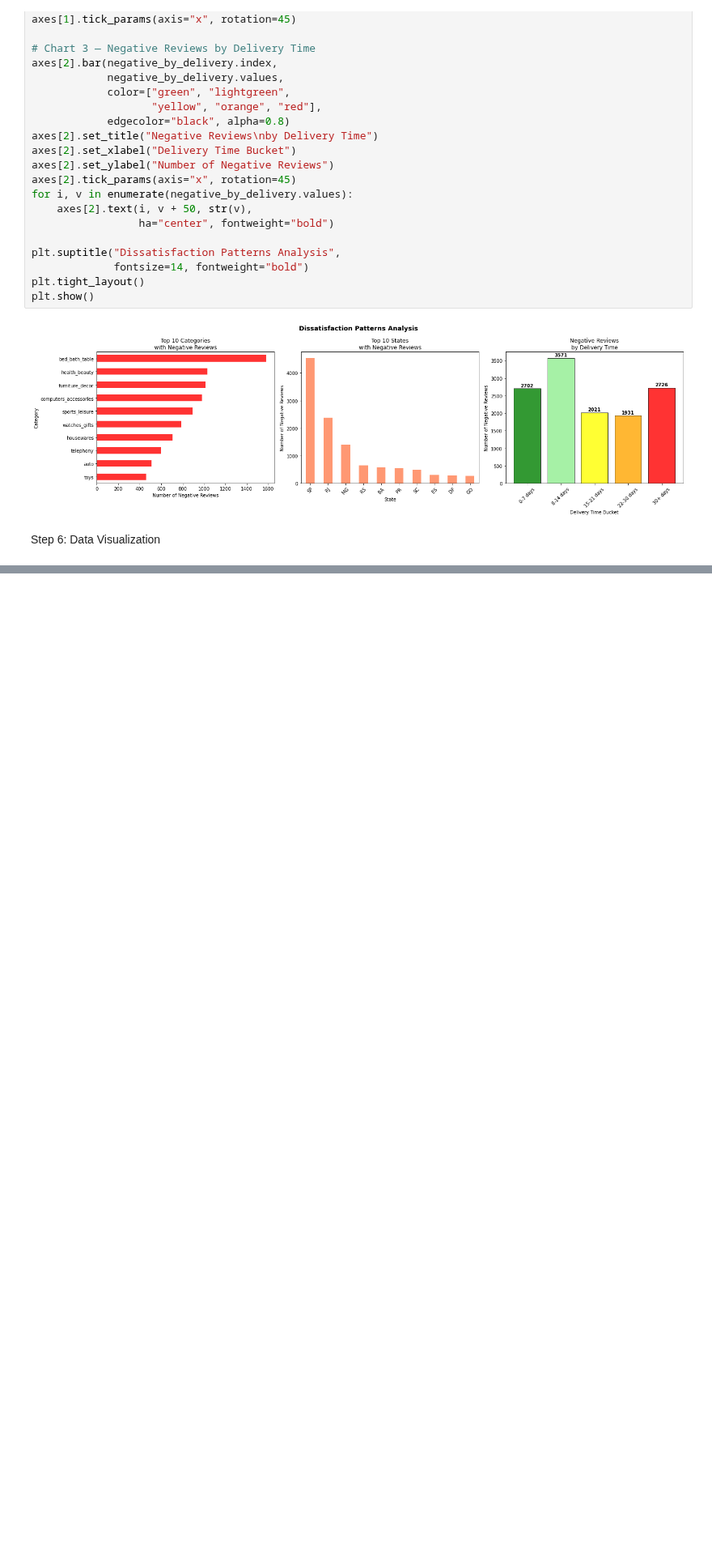
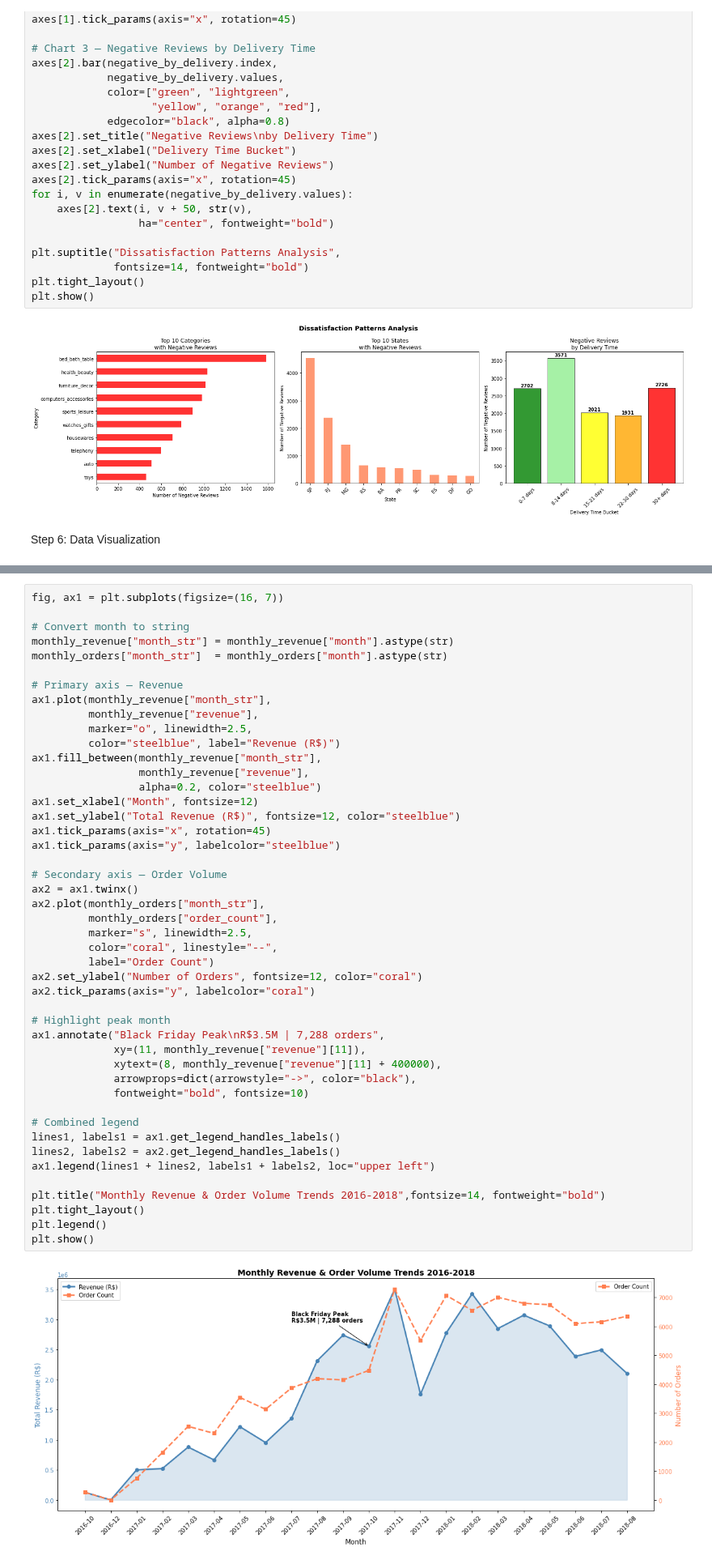
Before and after one commit to BangariSoni/LogicMojo-AI-ML-March26-SOBANGA, a Jupyter notebook: SoniBangari_Ecommerce_Intelligence_Project/project_implementation/project_implementation.ipynb, the cells around one changed output, grey strips where cells are left out. Shown at 81% size. Saved outputs shown, nothing was run; the diff lists cells and outputs as text; blank space fills up the shorter version.

```diff
--- a/python_project_aiml_logicmojo/python_project_aiml_logicmojo_dataset/project_implementation.ipynb
+++ b/SoniBangari_Ecommerce_Intelligence_Project/project_implementation/project_implementation.ipynb
@@ -2104,0 +2107,48 @@ Step 6: Data Visualization
+# %%
+fig, ax1 = plt.subplots(figsize=(16, 7))
+
+# Convert month to string
+monthly_revenue["month_str"] = monthly_revenue["month"].astype(str)
+monthly_orders["month_str"]  = monthly_orders["month"].astype(str)
+
+# Primary axis — Revenue
+ax1.plot(monthly_revenue["month_str"],
+         monthly_revenue["revenue"],
+         marker="o", linewidth=2.5,
+         color="steelblue", label="Revenue (R$)")
+ax1.fill_between(monthly_revenue["month_str"],
+                 monthly_revenue["revenue"],
+                 alpha=0.2, color="steelblue")
+ax1.set_xlabel("Month", fontsize=12)
+ax1.set_ylabel("Total Revenue (R$)", fontsize=12, color="steelblue")
+ax1.tick_params(axis="x", rotation=45)
+ax1.tick_params(axis="y", labelcolor="steelblue")
+
+# Secondary axis — Order Volume
+ax2 = ax1.twinx()
+ax2.plot(monthly_orders["month_str"],
+         monthly_orders["order_count"],
+         marker="s", linewidth=2.5,
+         color="coral", linestyle="--",
+         label="Order Count")
+ax2.set_ylabel("Number of Orders", fontsize=12, color="coral")
+ax2.tick_params(axis="y", labelcolor="coral")
+
+# Highlight peak month
+ax1.annotate("Black Friday Peak\nR$3.5M | 7,288 orders",
+             xy=(11, monthly_revenue["revenue"][11]),
+             xytext=(8, monthly_revenue["revenue"][11] + 400000),
+             arrowprops=dict(arrowstyle="->", color="black"),
+             fontweight="bold", fontsize=10)
+
+# Combined legend
+lines1, labels1 = ax1.get_legend_handles_labels()
+lines2, labels2 = ax2.get_legend_handles_labels()
+ax1.legend(lines1 + lines2, labels1 + labels2, loc="upper left")
+
+plt.title("Monthly Revenue & Order Volume Trends 2016-2018",fontsize=14, fontweight="bold")
+plt.tight_layout()
+plt.legend()
+plt.show()
+# %% [output]
+[figure, added]
```
Also changed, not shown: parts of 15 cells of this notebook, 12 other files.
